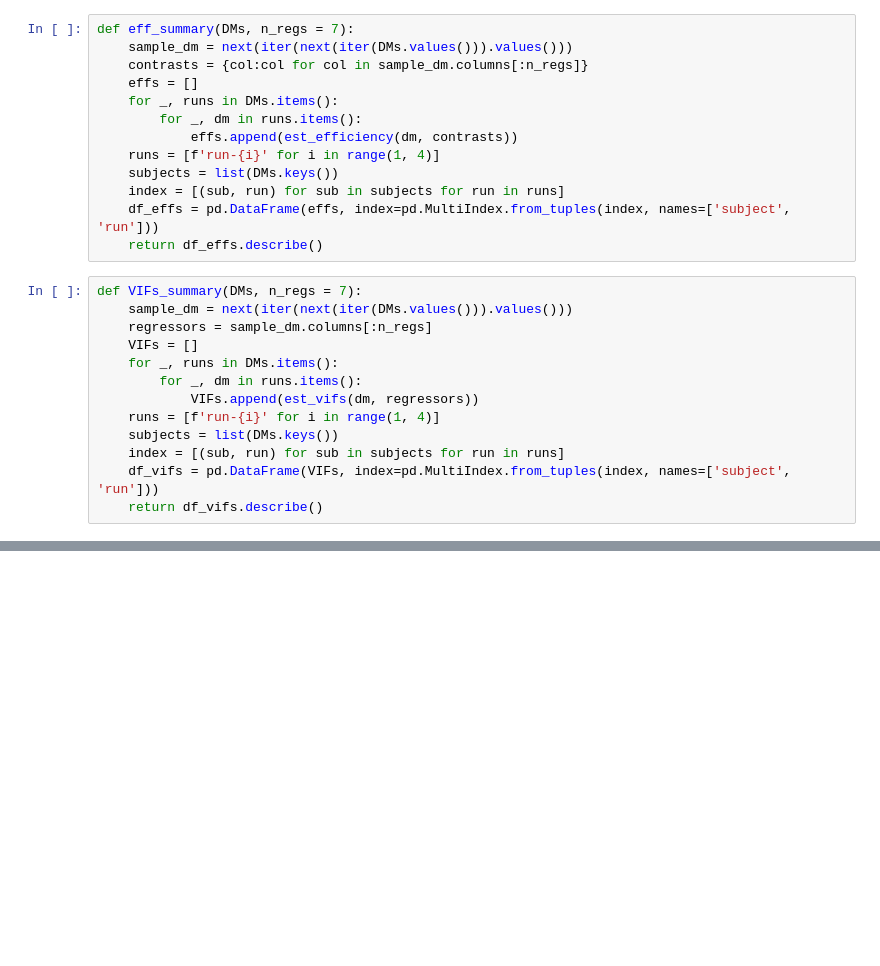
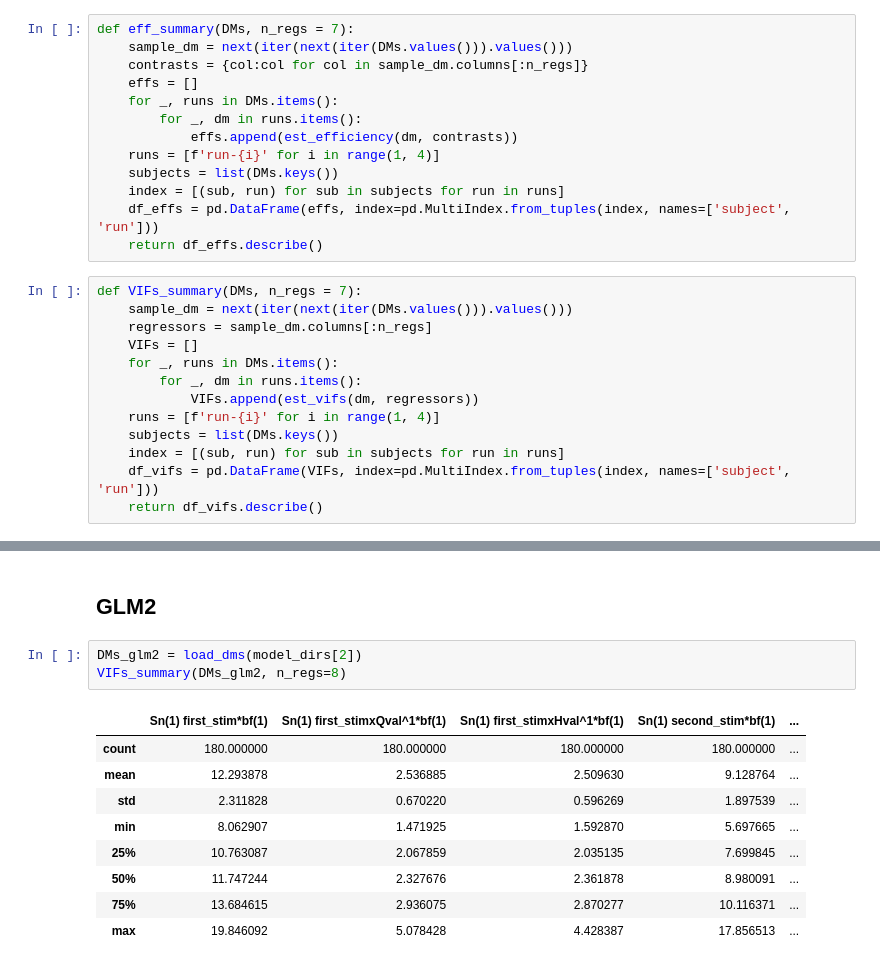
Before and after one commit to hugofluhr/learning-habits-analysis, a Jupyter notebook: notebooks/inspect_VIFs.ipynb, the cells around one changed output, grey strips where cells are left out. Cells and saved outputs as stored; diff of their text form; blank space fills up the shorter version.

```diff
--- a/notebooks/inspect_VIFs.ipynb
+++ b/notebooks/inspect_VIFs.ipynb
@@ -105,0 +136,15 @@ eff_summary(DMs)
+# %% [markdown]
+## GLM2
+# %%
+DMs_glm2 = load_dms(model_dirs[2])
+VIFs_summary(DMs_glm2, n_regs=8)
+# %% [output]
+|  | Sn(1) first_stim*bf(1) | Sn(1) first_stimxQval^1*bf(1) | Sn(1) first_stimxHval^1*bf(1) | Sn(1) second_stim*bf(1) | ... |
+| count | 180.000000 | 180.000000 | 180.000000 | 180.000000 | ... |
+| mean | 12.293878 | 2.536885 | 2.509630 | 9.128764 | ... |
+| std | 2.311828 | 0.670220 | 0.596269 | 1.897539 | ... |
+| min | 8.062907 | 1.471925 | 1.592870 | 5.697665 | ... |
+| 25% | 10.763087 | 2.067859 | 2.035135 | 7.699845 | ... |
+| 50% | 11.747244 | 2.327676 | 2.361878 | 8.980091 | ... |
+| 75% | 13.684615 | 2.936075 | 2.870277 | 10.116371 | ... |
+| max | 19.846092 | 5.078428 | 4.428387 | 17.856513 | ... |
```
Also changed, not shown: parts of 32 cells of this notebook.
